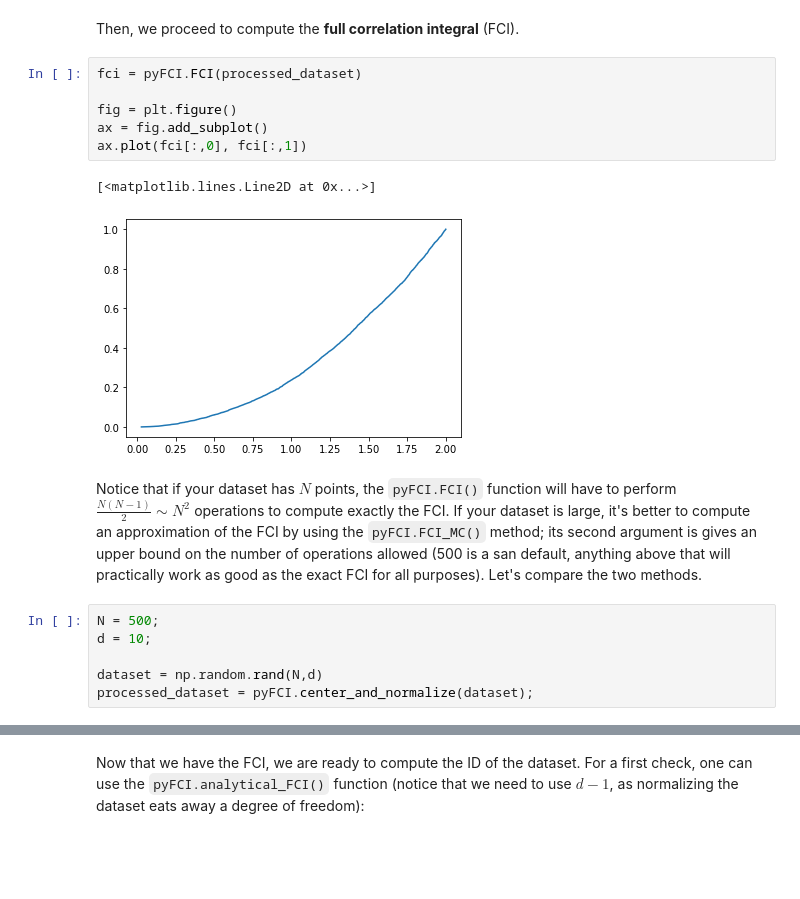
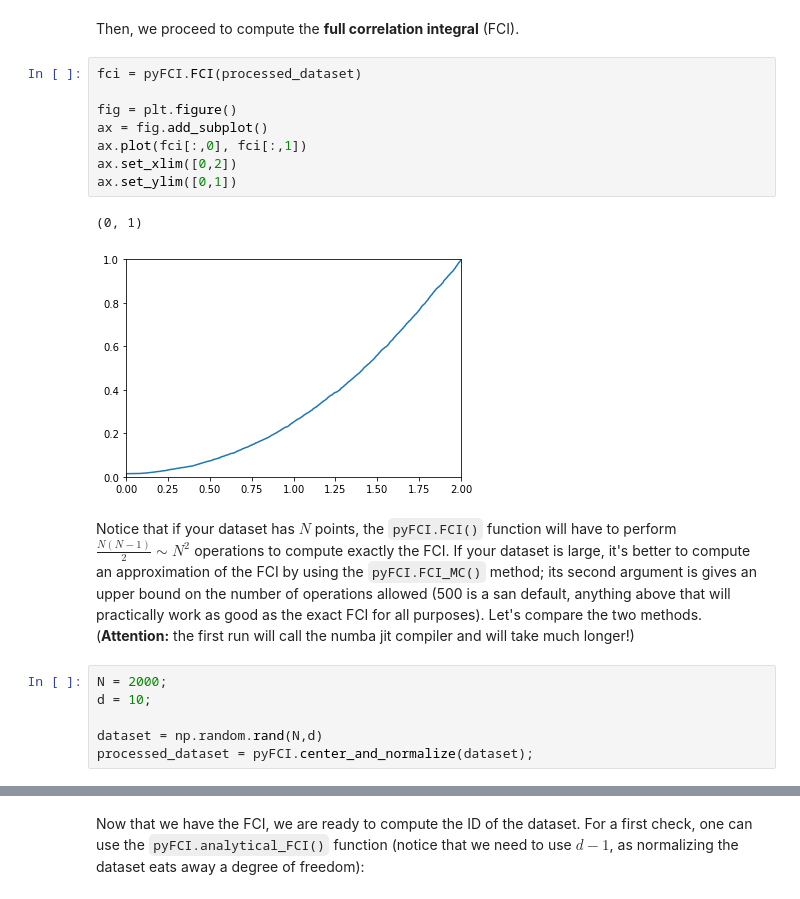
Before and after one commit to vittorioerba/pyFCI, a Jupyter notebook: examples/Tutorial.ipynb, the cells around one changed output, grey strips where cells are left out. Drawn from its saved outputs; the diff is of its cells as text; blank space fills up the shorter version.

```diff
--- a/examples/Tutorial.ipynb
+++ b/examples/Tutorial.ipynb
@@ -62,18 +62,21 @@ Then, we proceed to compute the **full correlation integral** (FCI).
 # %%
 fci = pyFCI.FCI(processed_dataset)
 
 fig = plt.figure()
 ax = fig.add_subplot()
 ax.plot(fci[:,0], fci[:,1])
+ax.set_xlim([0,2])
+ax.set_ylim([0,1])
 # %% [output]
-[<matplotlib.lines.Line2D at 0x...>]
+(0, 1)
-[figure, old version]
+[figure, new version]
 # %% [markdown]
 Notice that if your dataset has $N$ points, the ``pyFCI.FCI()`` function will have to perform $\frac{N(N-1)}{2} \sim N^2$ operations to compute exactly the FCI.
 If your dataset is large, it's better to compute an approximation of the FCI by using the ``pyFCI.FCI_MC()`` method; its second argument is gives an upper bound on the number of operations allowed (500 is a san default, anything above that will practically work as good as the exact FCI for all purposes).
 Let's compare the two methods.
+(**Attention:** the first run will call the numba jit compiler and will take much longer!)
 # %%
-N = 500;
+N = 2000;
 d = 10;
 
 dataset = np.random.rand(N,d)
```
Also changed, not shown: parts of 10 cells of this notebook, 2 other files.
